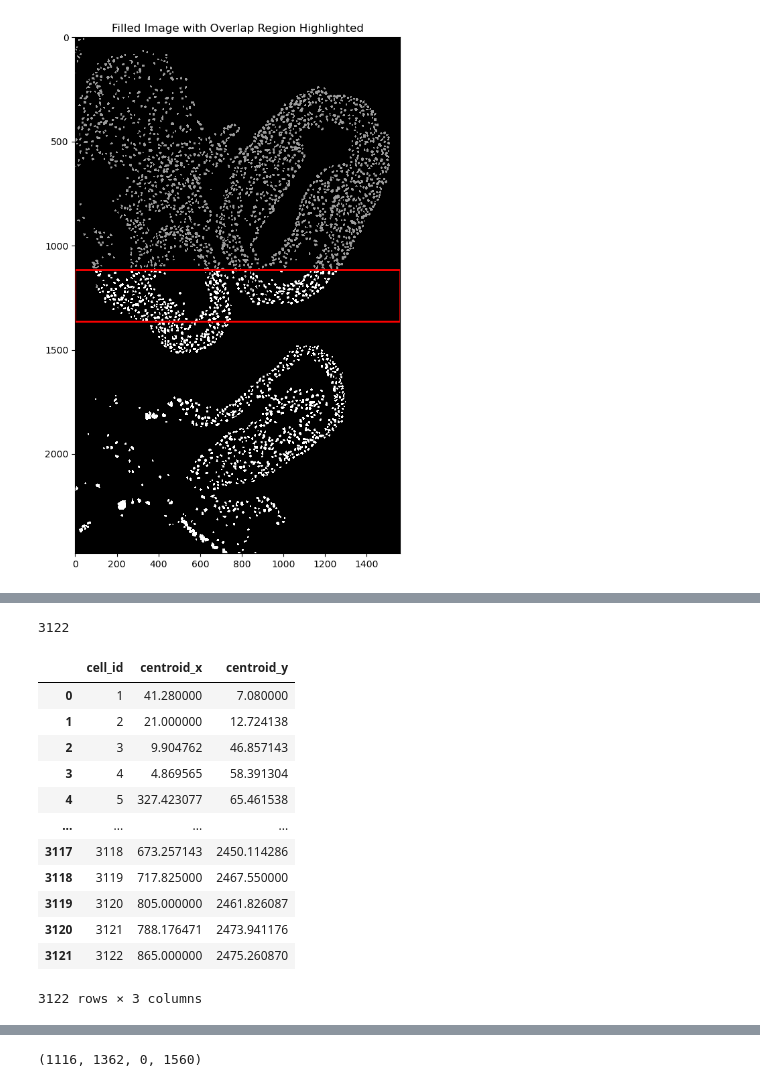
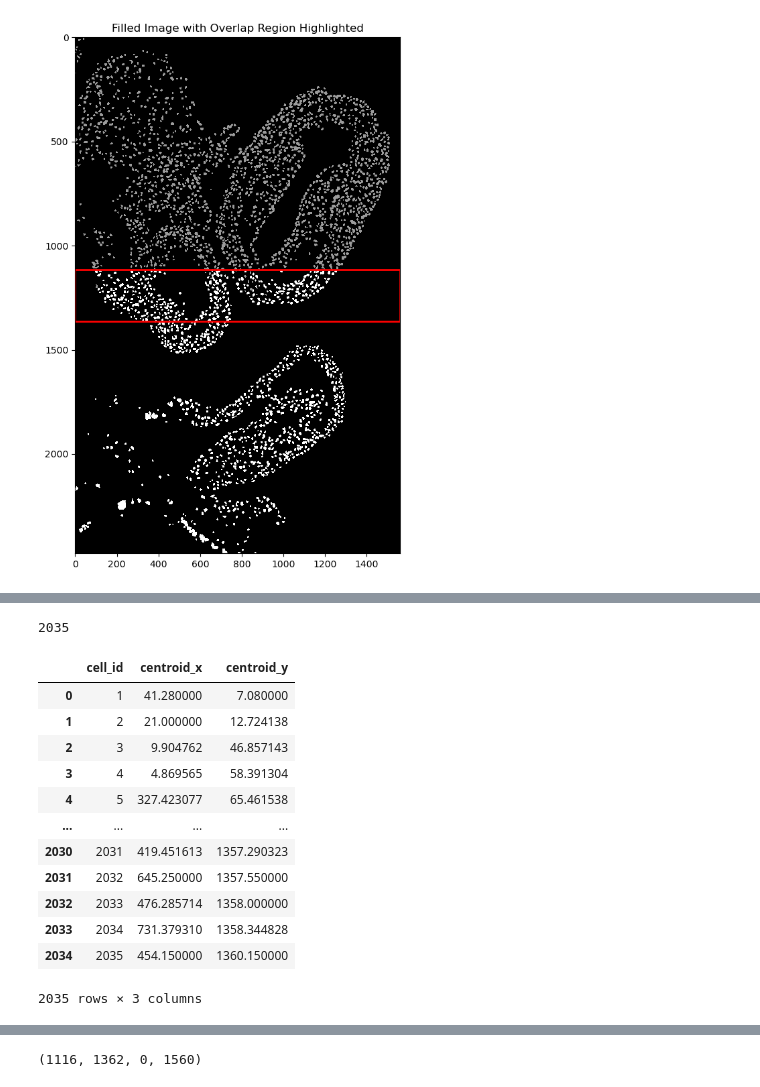
Before and after one commit to xiwang3236/Image_processing_tools, a Jupyter notebook: Solve_conflict.ipynb, the cells around one changed output, grey strips where cells are left out. Cells and saved outputs as stored; diff of their text form; code cells hidden in the pictures.

```diff
--- a/Solve_conflict.ipynb
+++ b/Solve_conflict.ipynb
@@ -209,8 +209,8 @@ def boundaries_to_table(boundaries):
     return df
 # %%
 # Convert boundaries to table
-df_outlines_list = boundaries_to_table(new_outlines)
-df_outlines_list
+df_outlines_list_0 = boundaries_to_table(outlines_0)
+df_outlines_list_0
 # %% [output]
 |  | cell_id | vertex_x | vertex_y |
 | 0 | 1 | 40 | 3 |
@@ -250,9 +268,14 @@ def reduce_points(df):
     return new_df.reset_index(drop=True)
 # %%
 # Apply the function
-reduced_outlines_list = reduce_points(df_outlines_list)
+reduced_outlines_list_0 = reduce_points(df_outlines_list_0)
+reduced_outlines_list_1 = reduce_points(df_outlines_list_1)
 
 # Print the results
-print("Original shape:", df_outlines_list.shape)
-print("Reduced shape:", reduced_outlines_list.shape)
+print("Original shape 0:", df_outlines_list_0.shape)
+print("Reduced shape 0:", reduced_outlines_list_0.shape)
+
+# Print the results
+print("Original shape 1:", df_outlines_list_1.shape)
+print("Reduced shape 1:", reduced_outlines_list_1.shape)
 # %% [output]
@@ -261,6 +286,12 @@ Reduced shape: (69069, 3)
 # %%
 # Process to append the first row of each cell group
-Outlines_list_final = (
-    reduced_outlines_list.groupby('cell_id', group_keys=False)
+Outlines_list_final_0 = (
+    reduced_outlines_list_0.groupby('cell_id', group_keys=False)
     .apply(lambda group: pd.concat([group, group.iloc[[0]]], ignore_index=True))
 )
+
+# Process to append the first row of each cell group
+Outlines_list_final_1 = (
+    reduced_outlines_list_1.groupby('cell_id', group_keys=False)
+    .apply(lambda group: pd.concat([group, group.iloc[[0]]], ignore_index=True))
+)
@@ -283,10 +298,10 @@ Outlines_list_final
 # %%
-unique_cell_count = Outlines_list_final['cell_id'].nunique()
+unique_cell_count = Outlines_list_final_0['cell_id'].nunique()
 # unique_cell_count = boundary_df['cell_id'].nunique()
 
 unique_cell_count
 # %% [output]
-3122
+2035
 # %%
 
 def calculate_centroids(df):
@@ -302,19 +317,19 @@ def calculate_centroids(df):
     return centroids
 # %%
 # Calculate centroids for each cell
-centroids_df = calculate_centroids(Outlines_list_final)
-centroids_df
+centroids_df_0 = calculate_centroids(Outlines_list_final_0)
+centroids_df_0
 # %% [output]
 |  | cell_id | centroid_x | centroid_y |
 | 0 | 1 | 41.280000 | 7.080000 |
 | 1 | 2 | 21.000000 | 12.724138 |
 | 2 | 3 | 9.904762 | 46.857143 |
 | 3 | 4 | 4.869565 | 58.391304 |
 | 4 | 5 | 327.423077 | 65.461538 |
 | ... | ... | ... | ... |
-| 3117 | 3118 | 673.257143 | 2450.114286 |
-| 3118 | 3119 | 717.825000 | 2467.550000 |
-| 3119 | 3120 | 805.000000 | 2461.826087 |
-| 3120 | 3121 | 788.176471 | 2473.941176 |
-| 3121 | 3122 | 865.000000 | 2475.260870 |
+| 2030 | 2031 | 419.451613 | 1357.290323 |
+| 2031 | 2032 | 645.250000 | 1357.550000 |
+| 2032 | 2033 | 476.285714 | 1358.000000 |
+| 2033 | 2034 | 731.379310 | 1358.344828 |
+| 2034 | 2035 | 454.150000 | 1360.150000 |
-3122 rows × 3 columns
+2035 rows × 3 columns
```
Also changed, not shown: parts of 24 cells of this notebook, 1 other file.
